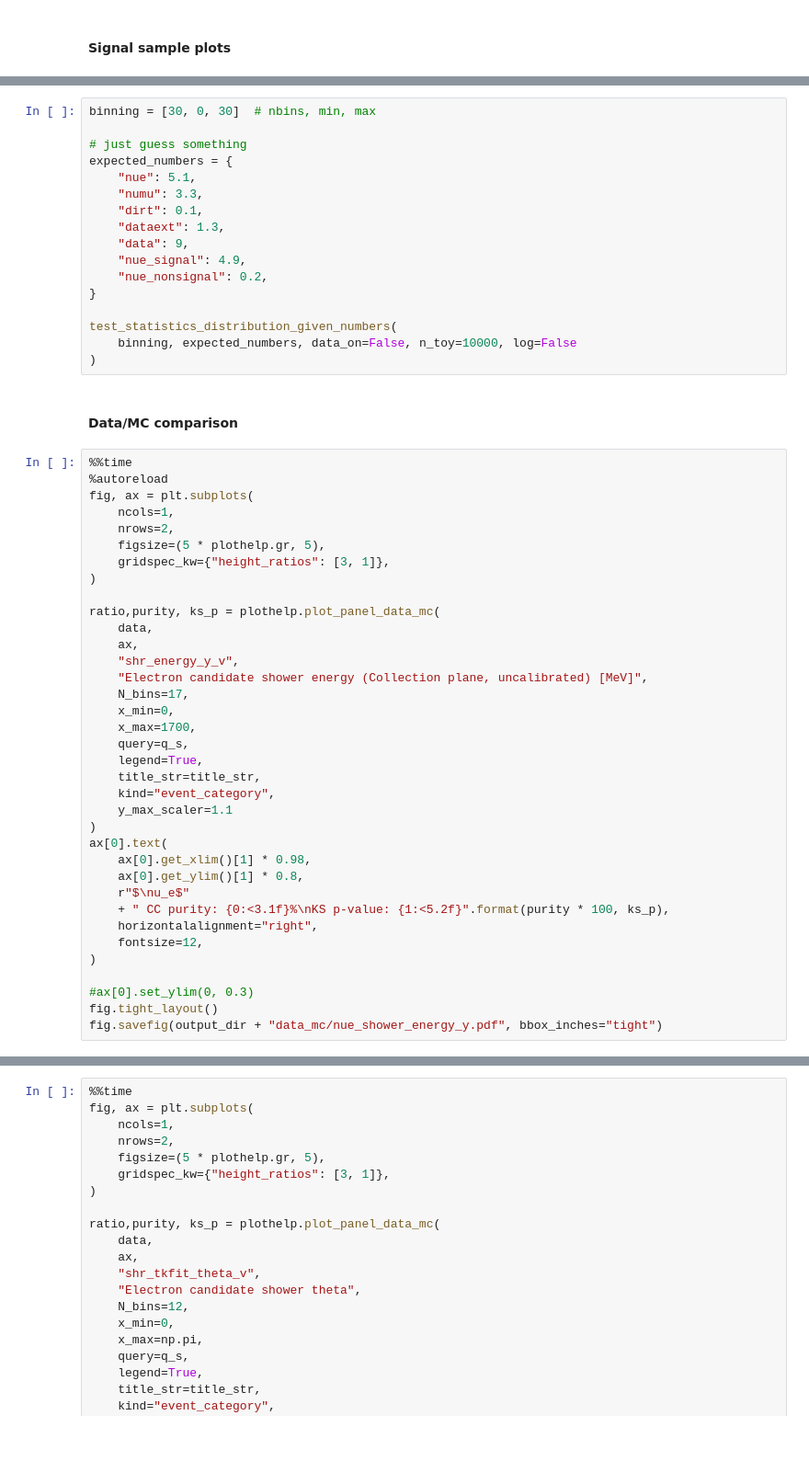
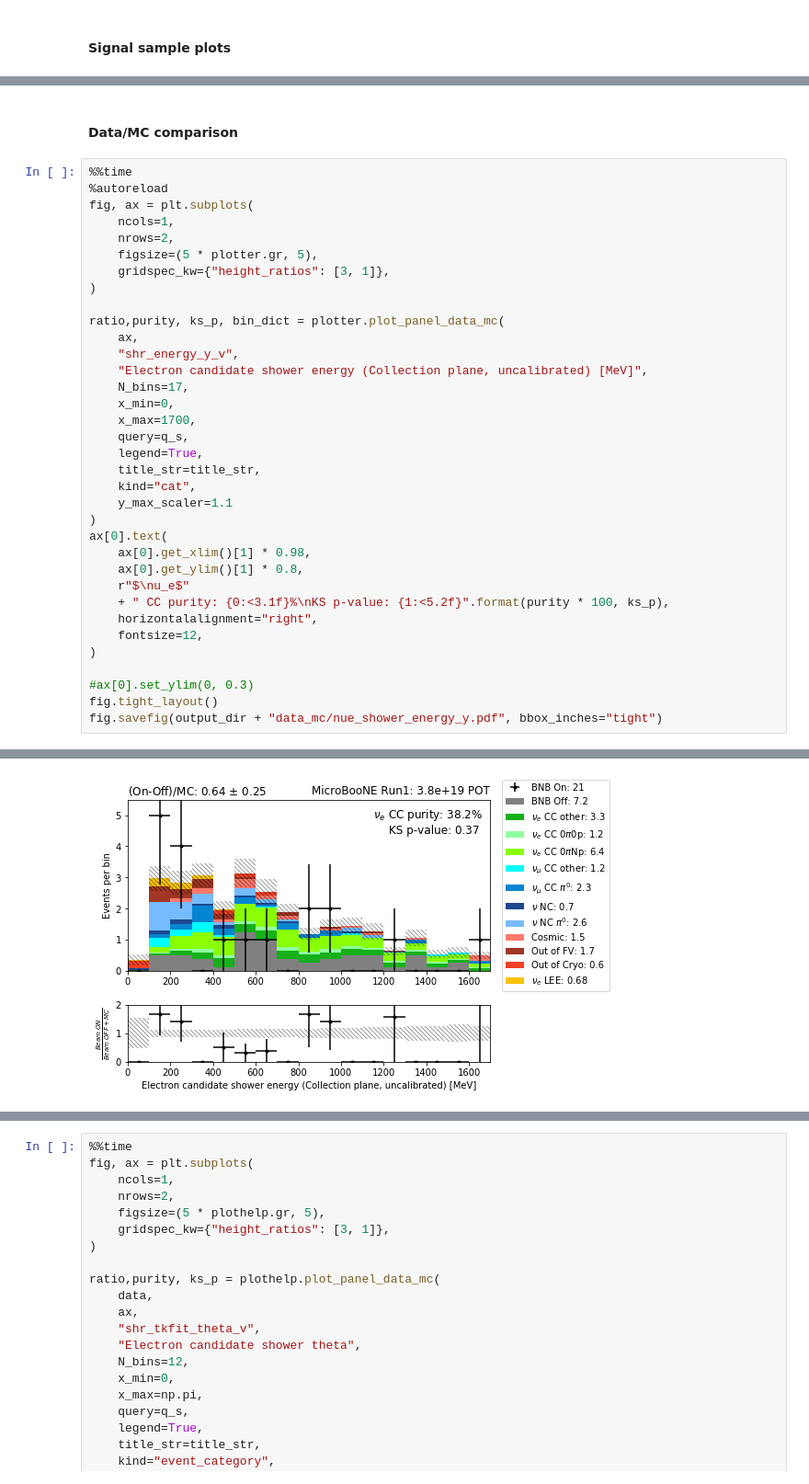
Before and after one commit to Wouter-VDP/nueccinc, a Jupyter notebook: NuePlots_Class.ipynb, the cells around one changed output, grey strips where cells are left out. Shown: that part at 92% size. Drawn from its saved outputs; the diff is of its cells as text; blank space fills up the shorter version.

```diff
--- a/NuePlots_Class.ipynb
+++ b/NuePlots_Class.ipynb
@@ -355,20 +315,3 @@ def test_statistics_distribution_given_numbers(
-# %%
-binning = [30, 0, 30]  # nbins, min, max
-
-# just guess something
-expected_numbers = {
-    "nue": 5.1,
-    "numu": 3.3,
-    "dirt": 0.1,
-    "dataext": 1.3,
-    "data": 9,
-    "nue_signal": 4.9,
-    "nue_nonsignal": 0.2,
-}
-
-test_statistics_distribution_given_numbers(
-    binning, expected_numbers, data_on=False, n_toy=10000, log=False
-)
 # %% [markdown]
 #### Data/MC comparison
 # %%
@@ -377,12 +320,11 @@ test_statistics_distribution_given_numbers(
 fig, ax = plt.subplots(
     ncols=1,
     nrows=2,
-    figsize=(5 * plothelp.gr, 5),
+    figsize=(5 * plotter.gr, 5),
     gridspec_kw={"height_ratios": [3, 1]},
 )
 
-ratio,purity, ks_p = plothelp.plot_panel_data_mc(
-    data,
+ratio,purity, ks_p, bin_dict = plotter.plot_panel_data_mc(
     ax,
     "shr_energy_y_v",
     "Electron candidate shower energy (Collection plane, uncalibrated) [MeV]",
@@ -392,7 +334,7 @@ ratio,purity, ks_p = plothelp.plot_panel_data_mc(
     query=q_s,
     legend=True,
     title_str=title_str,
-    kind="event_category",
+    kind="cat",
     y_max_scaler=1.1
 )
 ax[0].text(
@@ -407,3 +349,4 @@ ax[0].text(
 #ax[0].set_ylim(0, 0.3)
 fig.tight_layout()
 fig.savefig(output_dir + "data_mc/nue_shower_energy_y.pdf", bbox_inches="tight")
+# %% [output]
@@ -409,0 +370 @@ fig.savefig(output_dir + "data_mc/nue_shower_energy_y.pdf", bbox_inches="tight")
+[figure, added]
```
Also changed, not shown: parts of 16 cells of this notebook, 10 other files.
